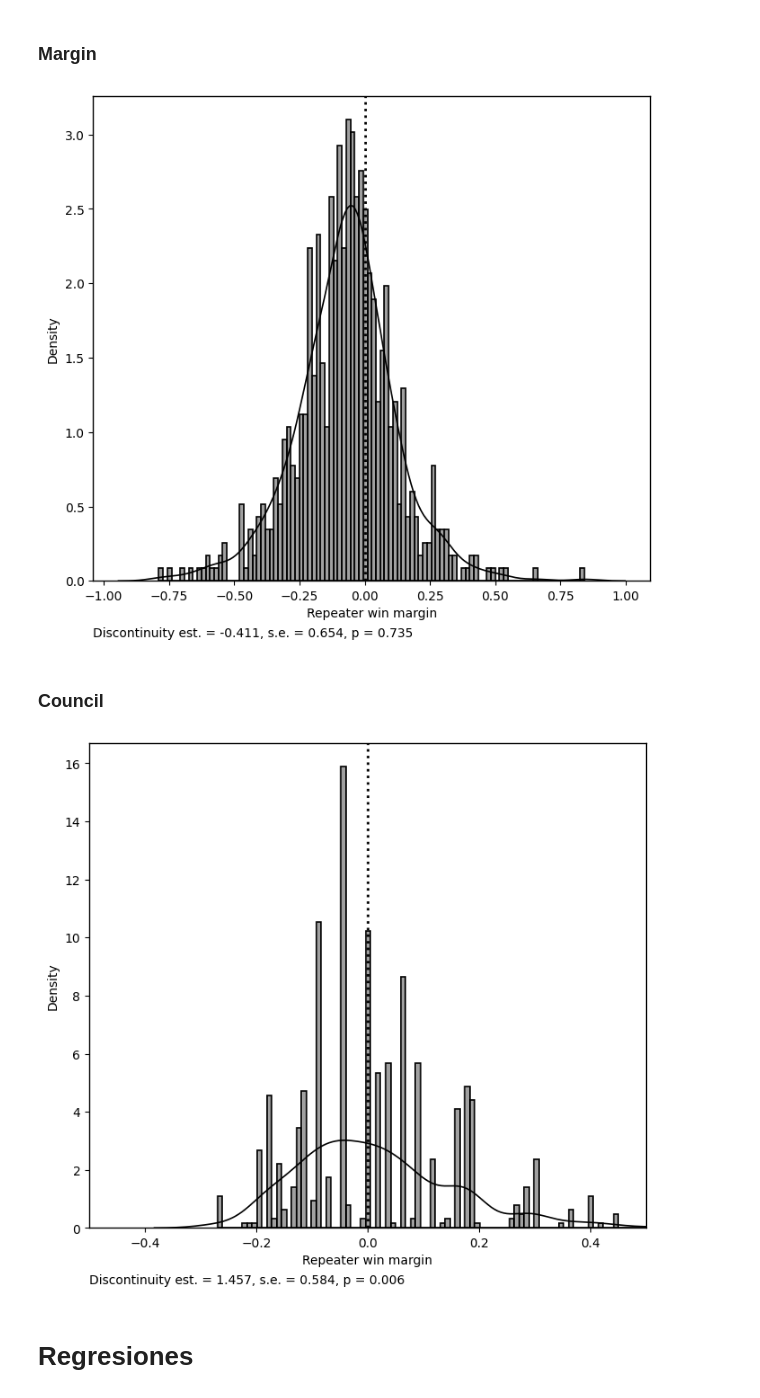
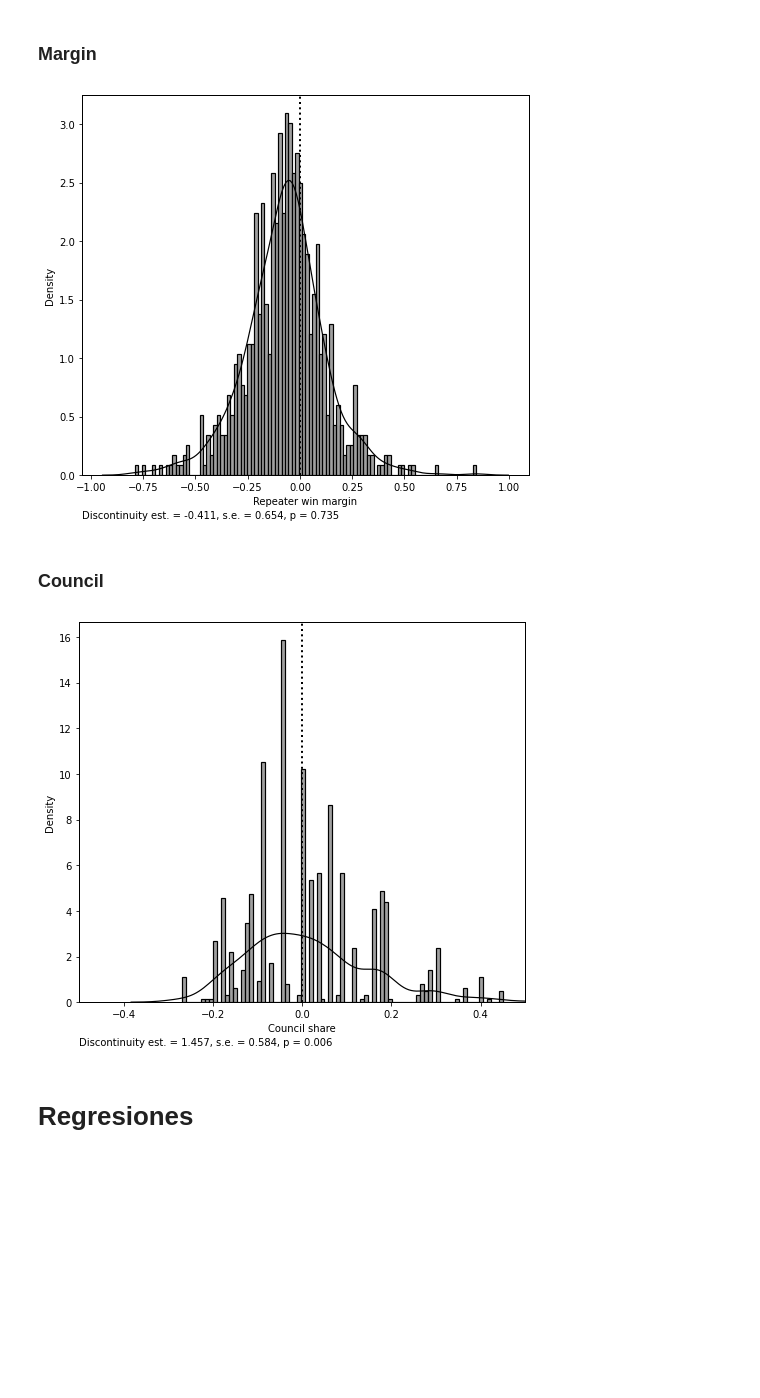
Before and after one commit to jguerrae/ColombianMunicipalDebt, a Jupyter notebook: 1_ESTIMACIONES_v2.ipynb, the cells around one changed output. Drawn from its saved outputs; the diff is of its cells as text; code cells hidden in the pictures; blank space fills up the shorter version.

```diff
--- a/1_ESTIMACIONES_v2.ipynb
+++ b/1_ESTIMACIONES_v2.ipynb
@@ -209,12 +217,12 @@ controles = controles.rename(columns={"ano":"date"})
 
 ids = ["codmpio", "date"]
 inst_hist = ['ao_crea', 'dist_creal']
-inst_cont = ['indrural', 'discapital', 's11_total']
-fiscal    = ['DF_ahorro', 'DF_desemp_fisc', 'DI_eficacia', 'DI_eficiencia', 'DI_capadmin', 'DI_desemp_int']
-geo       = ['areaoficialkm2', 'pobl_tot', 'altura', 'lat', 'long', 'dmagdalena', 'dcauca', 'dcosta']
+inst_cont = ['indrural', 'discapital']
+geo       = ['pobl_tot', 'altura', 'lat', 'long', 'dmagdalena', 'dcauca', 'dcosta']
 fex       = ['gandina', 'gcaribe', 'gpacifica','gorinoquia', 'gamazonia', 'coddepto']
 
-lista_controles = inst_hist + inst_cont + fiscal + geo + fex
+
+lista_controles = inst_hist + inst_cont + geo + fex
 
 controles = controles[ids + lista_controles]
 # %%
@@ -292,7 +300,7 @@ plt.savefig(f"{carpeta1}/Mcrary_Margin.png", dpi = 300)
 
 plt.show()
 # %% [output]
-[figure, old version]
+[figure, new version]
 # %% [markdown]
 ### Council
 # %%
@@ -303,35 +311,35 @@ RV = dfm[f"curules_share_{año_t1}"].dropna() - 0.27
 rdd = rddensity.rddensity(X=RV)
 DIF = round(rdd.hat["diff"],3)
 EE = round(rdd.sd_jk["diff"],3)
 Z = DIF/EE
 PMCRARY = round(1 - norm.cdf(Z),3)
 
 texto = f"Discontinuity est. = {DIF}, s.e. = {EE}, p = {PMCRARY}"
 
 plt.figure(figsize=(8, 7))  # Set the figure size
 plt.rcdefaults()
 plt.axvline(0, color='black', linestyle='dotted', linewidth=2)
 sns.histplot(RV, bins=100, stat="density", color="gray", kde=False, edgecolor="black", linewidth = 1.2)
 sns.kdeplot(RV, color="black", linewidth = 1.2)
-plt.xlabel('Repeater win margin')
+plt.xlabel('Council share')
 plt.ylabel('Density')
 plt.grid(False)
 spines_to_set = ['top', 'right', 'bottom', 'left']
 for spine in spines_to_set:
     plt.gca().spines[spine].set_visible(True)
     plt.gca().spines[spine].set_linewidth(1)  # Establece el grosor de la línea
     plt.gca().spines[spine].set_edgecolor('black')  # Establece el color de la línea
 
 plt.text(0, -0.12, texto, transform=plt.gca().transAxes, ha='left', va='bottom')
 
 # plt.to_excel(f"{carpeta}/histogram")
 plt.savefig(f"{carpeta1}/Mcrary_Council.png", dpi = 300)
 
 plt.xlim(-0.5,0.5)
 
 plt.show()
 # %% [output]
-[figure, old version]
+[figure, new version]
 # %% [markdown]
 # Regresiones
 # %%
```
Also changed, not shown: parts of 45 cells of this notebook, 36 other files.
